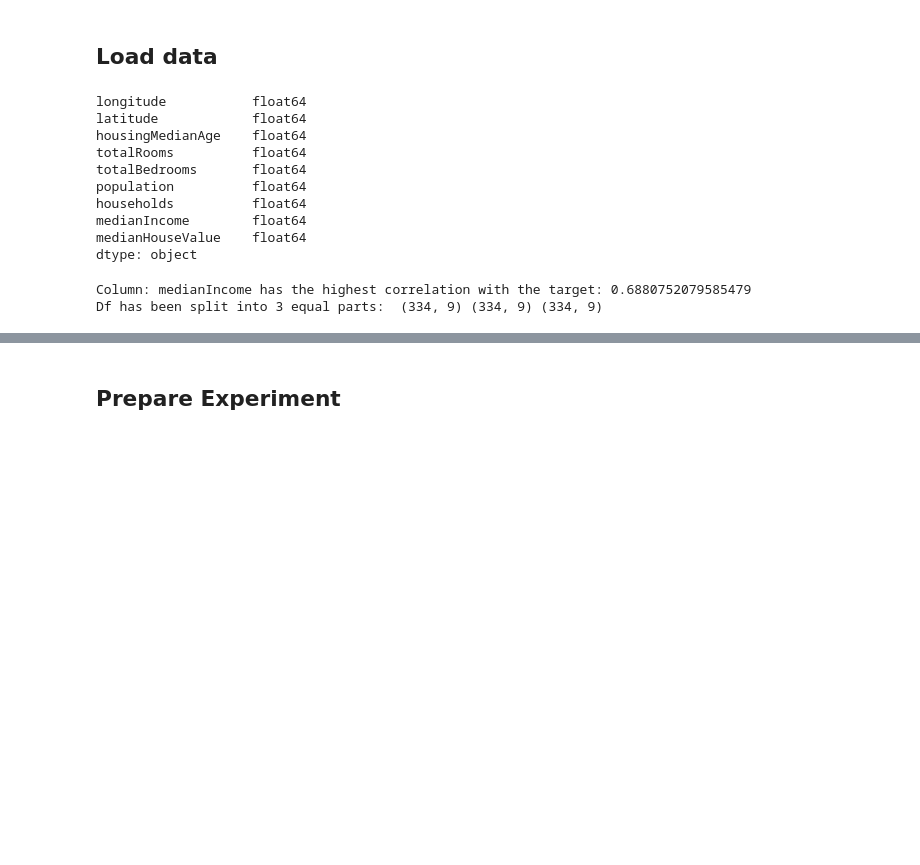
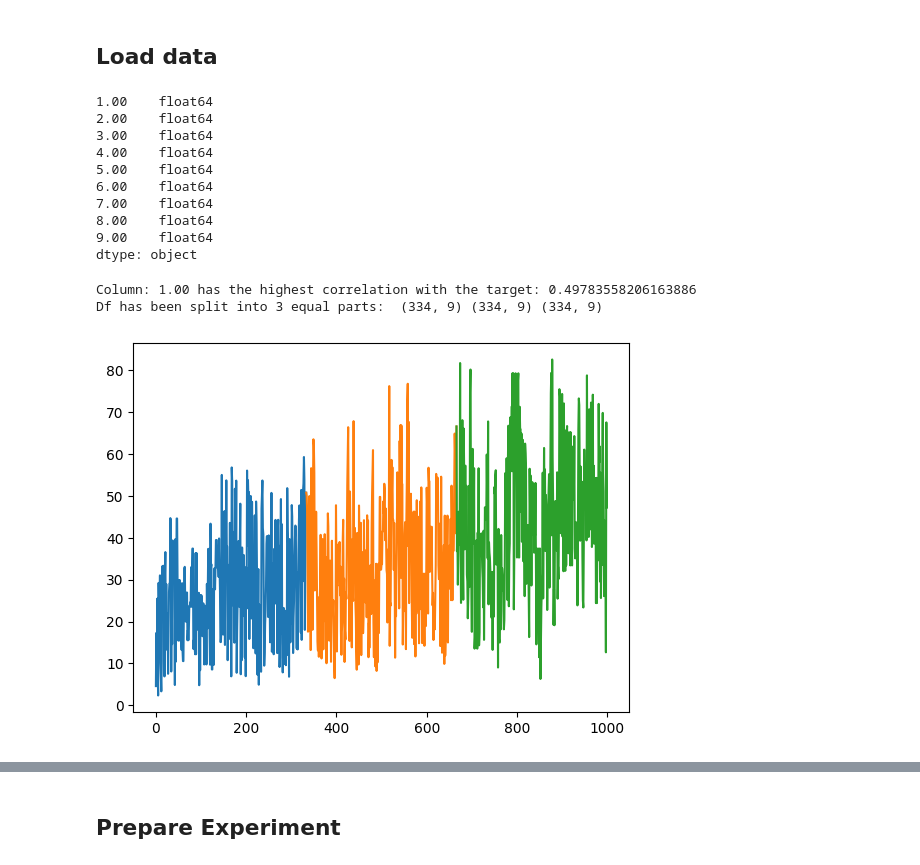
Before and after one commit to Malea-create/BA_transfer_learning, a Jupyter notebook: modell_application_toy.ipynb, the cells around one changed output, grey strips where cells are left out. Saved outputs shown, nothing was run; the diff lists cells and outputs as text; code cells hidden in the pictures; blank space fills up the shorter version.

```diff
--- a/modell_application_toy.ipynb
+++ b/modell_application_toy.ipynb
@@ -5,23 +5,23 @@ import matplotlib.pyplot as plt
 # %% [markdown]
 ## Load data
 # %%
-df = pd.read_csv("data/LIACC/cal_housing_data.csv", ",")
+df = pd.read_csv("data\ICS\Concrete_Data_2.csv", ";")
 df.dtypes
 # %% [output]
-longitude           float64
-latitude            float64
-housingMedianAge    float64
-totalRooms          float64
-totalBedrooms       float64
-population          float64
-households          float64
-medianIncome        float64
-medianHouseValue    float64
+1.00    float64
+2.00    float64
+3.00    float64
+4.00    float64
+5.00    float64
+6.00    float64
+7.00    float64
+8.00    float64
+9.00    float64
 dtype: object
 # %%
 # Split according to distribution
 
-df = pd.read_csv("data/LIACC/cal_housing_data.csv", ",")
+df = pd.read_csv("data\ICS\Concrete_Data_2.csv", ";")
 df= df.fillna(0)
 
 # Calculate Correlation between coloumns
@@ -30,7 +30,7 @@ highest_corr = 0
 highest_col = 0
 
 for col in df:
-    corr = df["medianHouseValue"].corr(df[col])
+    corr = df["9.00"].corr(df[col])
     corr_values.append(corr)
     if corr >= max(corr_values) and corr < 1.0:
         highest_corr = corr
@@ -50,5 +50,13 @@ df_2 = df.loc[split:split*2,:]
 df_3 = df.loc[split*2:split*3,:]
 print("Df has been split into 3 equal parts: ",df_1.shape,df_2.shape,df_3.shape)
 # %% [output]
-Column: medianIncome has the highest correlation with the target: 0.6880752079585479
+Column: 1.00 has the highest correlation with the target: 0.49783558206163886
 Df has been split into 3 equal parts:  (334, 9) (334, 9) (334, 9)
+# %%
+plt.plot(df_1["9.00"])
+plt.plot(df_2["9.00"])
+plt.plot(df_3["9.00"])
+#plt.xlim(0, len(Xt[:25]))
+plt.show()
+# %% [output]
+[figure, added]
```
Also changed, not shown: parts of 55 cells of this notebook, 11 other files.
